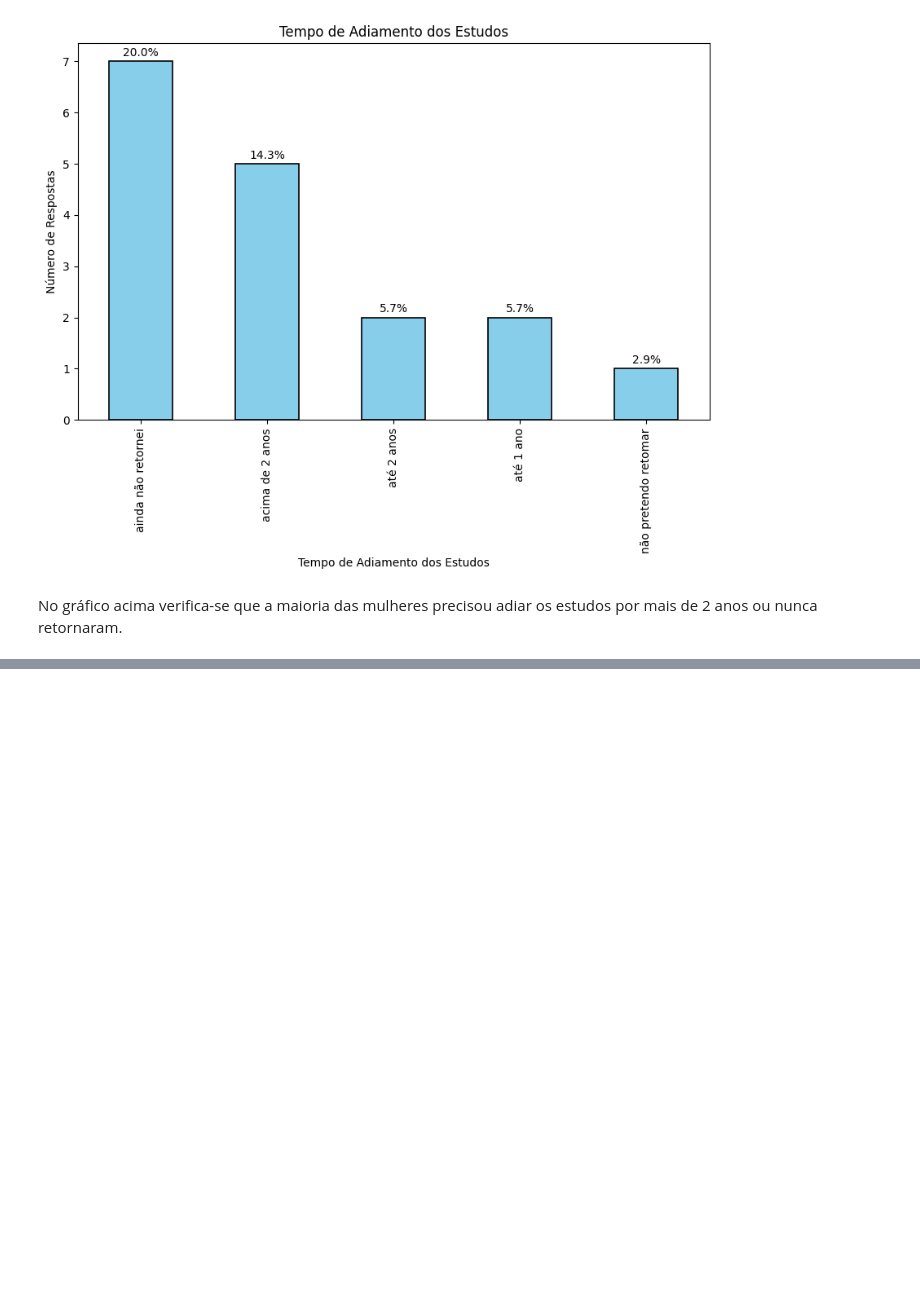
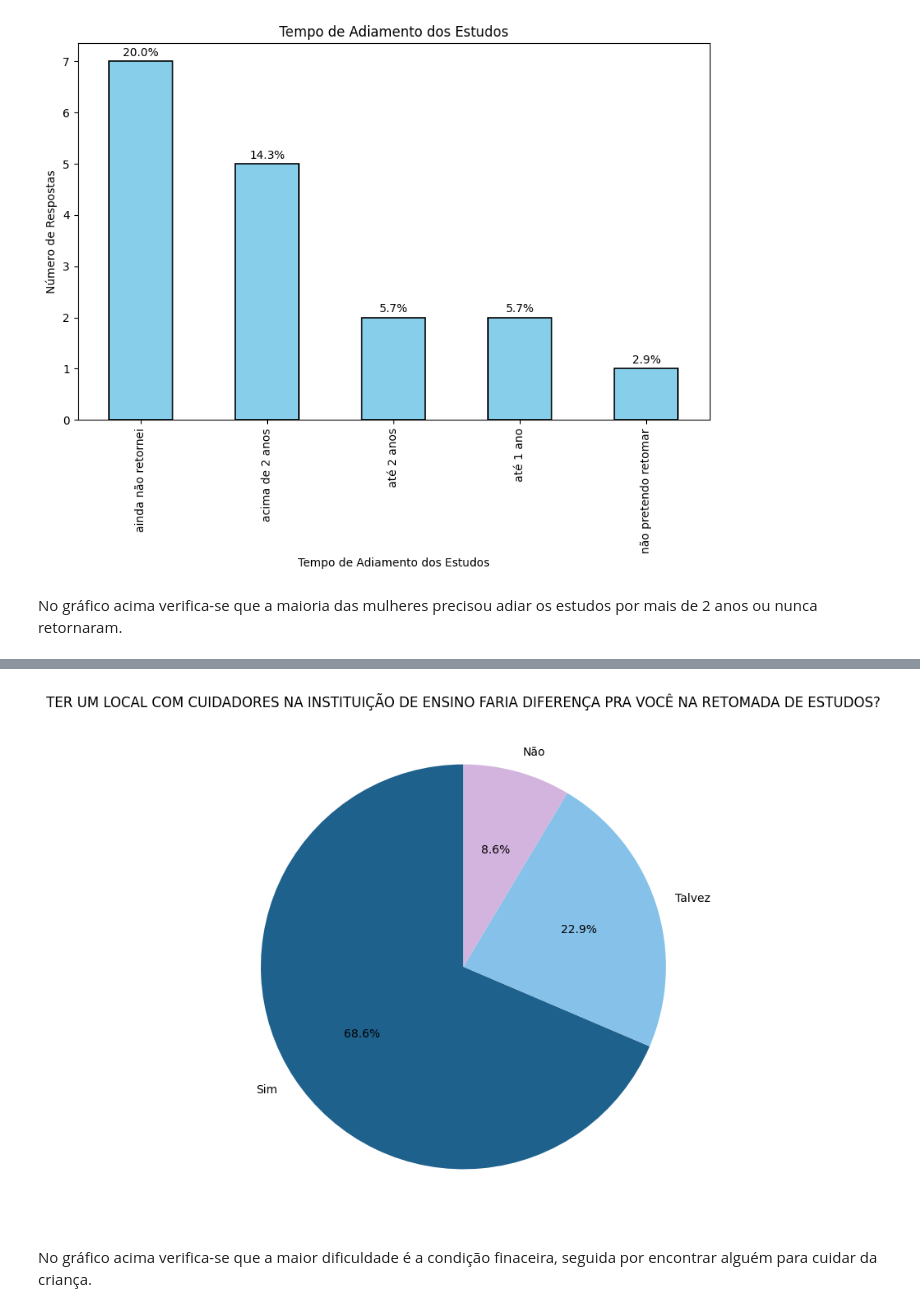
Before and after one commit to DamarisSantos/Projeto-Final-Reprograma, a Jupyter notebook: maternidade-estudos.ipynb, the cells around one changed output, grey strips where cells are left out. Saved outputs shown, nothing was run; the diff lists cells and outputs as text; code cells hidden in the pictures; blank space fills up the shorter version.

```diff
--- a/maternidade-estudos.ipynb
+++ b/maternidade-estudos.ipynb
@@ -147,0 +169,16 @@ df.to_csv('pf_maternidade_tratado.csv', index=False)
+# %%
+
+contagem_respostas = df['TER UM LOCAL COM CUIDADORES NA INSTITUIÇÃO DE ENSINO FARIA DIFERENÇA PRA VOCÊ NA RETOMADA DE ESTUDOS?'].value_counts()
+
+
+cores = ['#1f618d', '#85c1e9', '#d2b4de']
+
+# Crie um gráfico de pizza
+plt.figure(figsize=(8, 8))
+plt.pie(contagem_respostas, labels=contagem_respostas.index, autopct='%1.1f%%', startangle=90, colors=cores)
+plt.title('TER UM LOCAL COM CUIDADORES NA INSTITUIÇÃO DE ENSINO FARIA DIFERENÇA PRA VOCÊ NA RETOMADA DE ESTUDOS?')
+plt.show()
+# %% [output]
+[figure, added]
+# %% [markdown]
+No gráfico acima verifica-se que a maior dificuldade é a condição finaceira, seguida por encontrar alguém para cuidar da criança.
```
Also changed, not shown: parts of 23 cells of this notebook, 8 other files.
